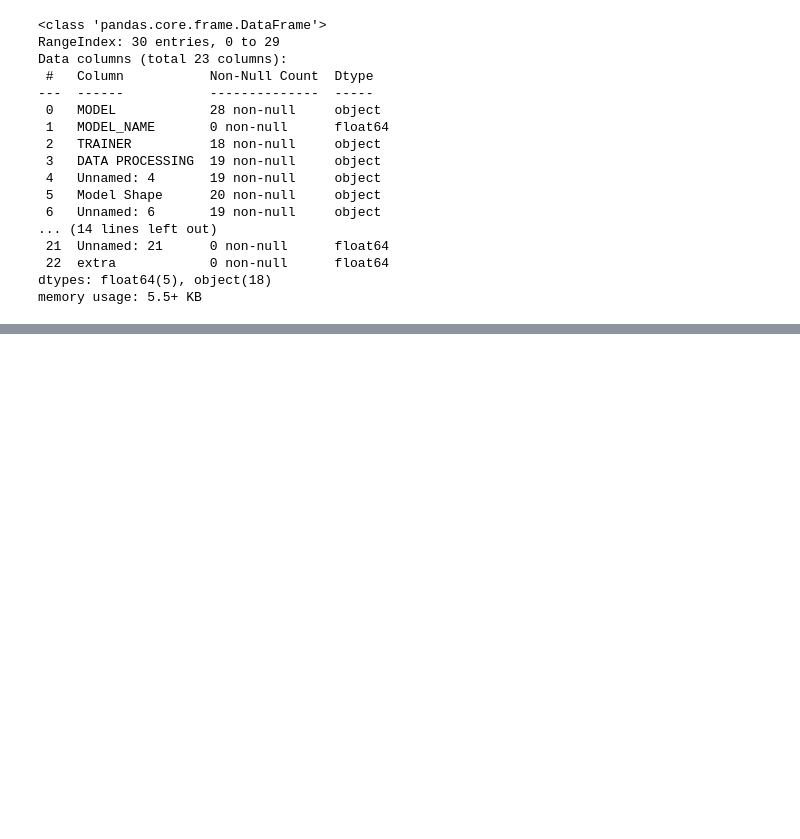
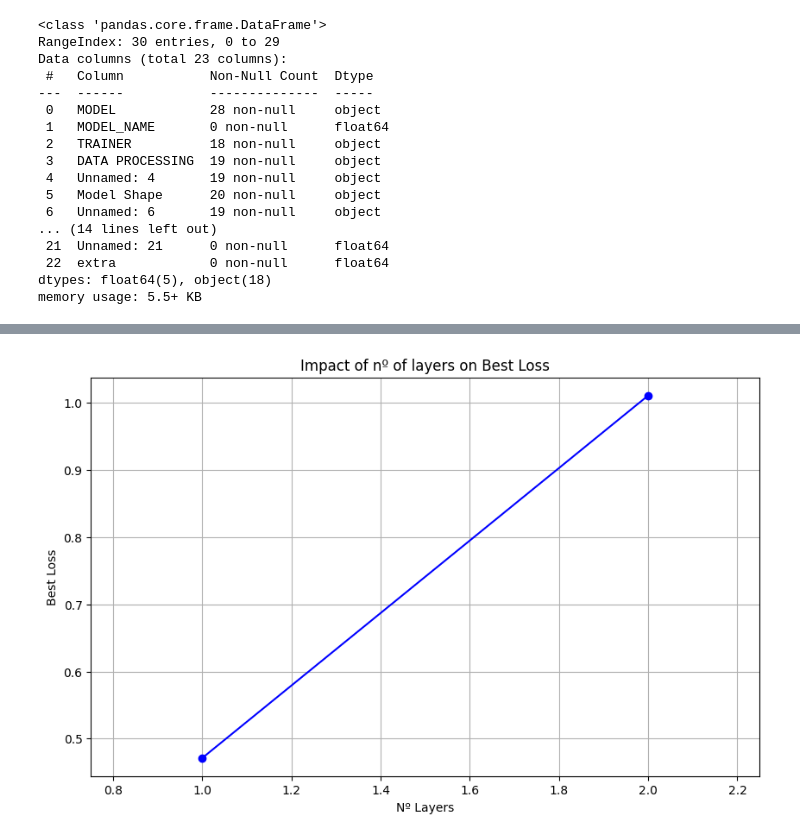
Before and after one commit to JesusRamosCognizant/Project-III, a Jupyter notebook: metrics visualization/results.ipynb, the cells around one changed output, grey strips where cells are left out. Drawn from its saved outputs; the diff is of its cells as text; code cells hidden in the pictures; blank space fills up the shorter version.

```diff
--- a/metrics visualization/results.ipynb
+++ b/metrics visualization/results.ipynb
@@ -95,0 +131,12 @@ df['MODEL_NAME'] = df['MODEL_NAME'] + df['EMBED_DIM'].astype(str) + '_' + df['DR
+# %%
+df_2 = df.iloc[[2, 4]]
+plt.figure(figsize=(10, 6))
+plt.plot(df_2['NUM_LAYERS'], df_2['BEST_LOSS'], marker='o', linestyle='-', color='b')
+plt.xlabel('Nº Layers')
+plt.ylabel('Best Loss')
+plt.title('Impact of nº of layers on Best Loss')
+plt.xlim(0.75, 2.25)
+plt.grid(True)
+plt.show()
+# %% [output]
+[figure, added]
```
Also changed, not shown: parts of 11 cells of this notebook, 1 other file.
